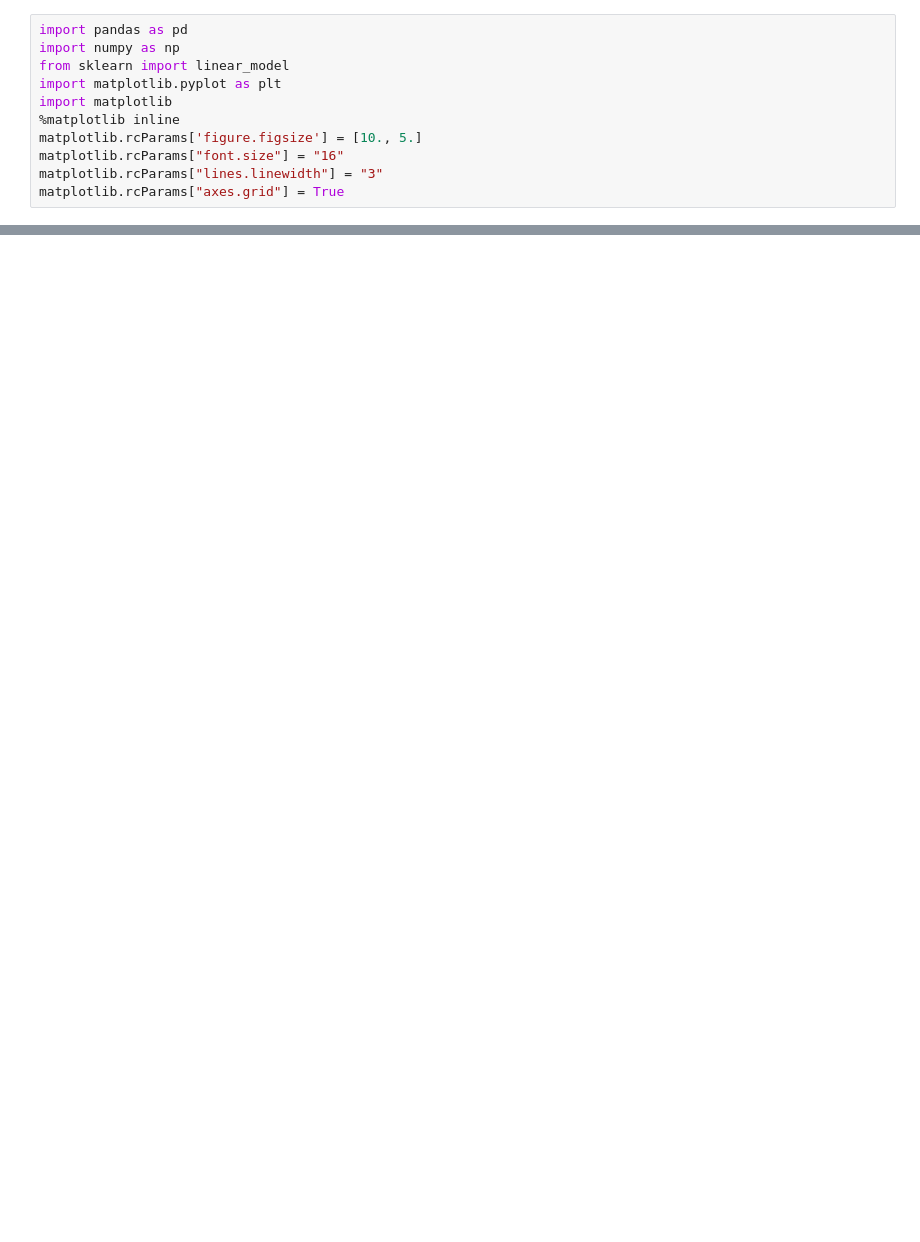
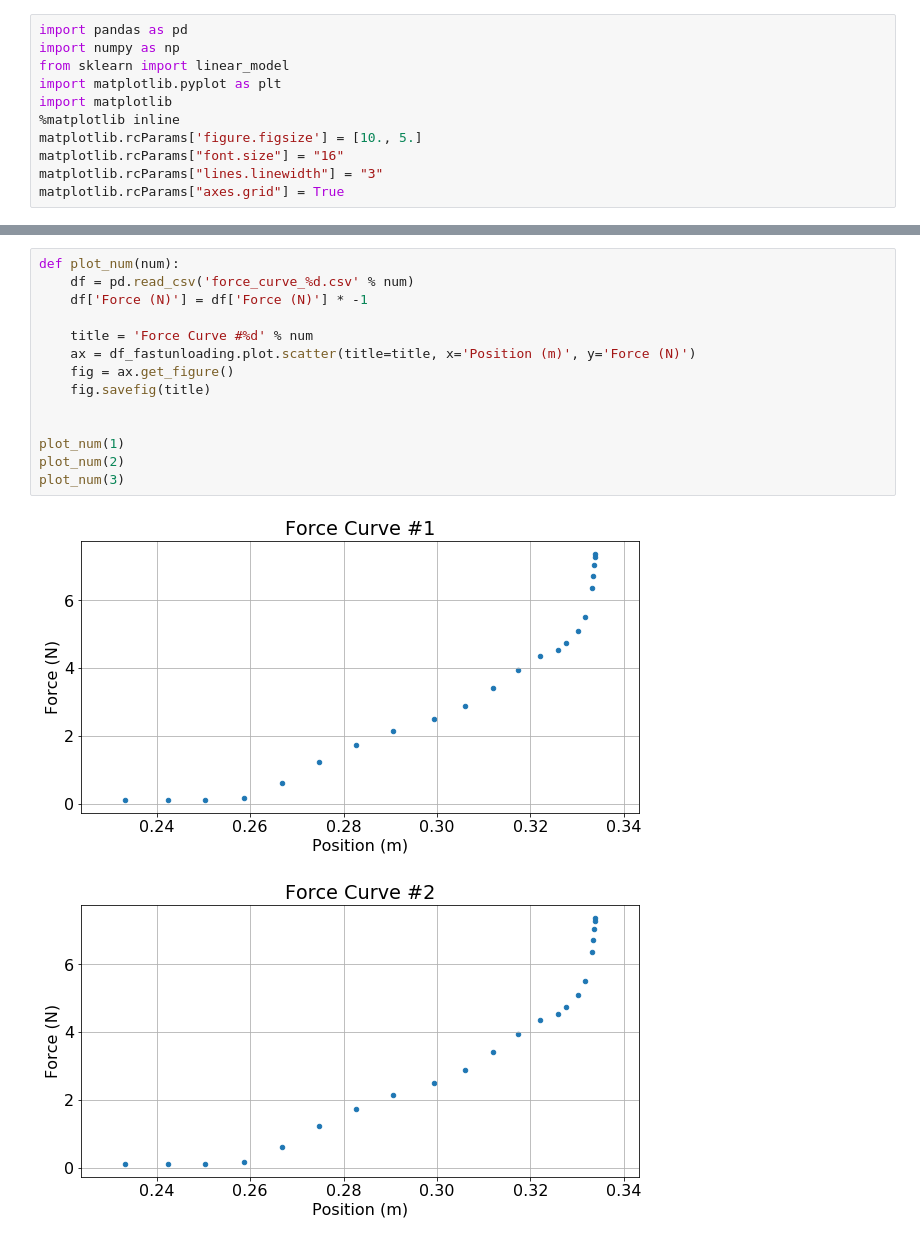
Before and after one commit to csvance/data-analysis, a Jupyter notebook: hookes_law.ipynb, the cells around one changed output, grey strips where cells are left out. Drawn from its saved outputs; the diff is of its cells as text; blank space fills up the shorter version.

```diff
--- a/hookes_law.ipynb
+++ b/hookes_law.ipynb
@@ -88,0 +109,17 @@ scatter_plot('Fast Unloading', x_vals, y_vals)
+# %%
+def plot_num(num):
+    df = pd.read_csv('force_curve_%d.csv' % num)
+    df['Force (N)'] = df['Force (N)'] * -1
+
+    title = 'Force Curve #%d' % num
+    ax = df_fastunloading.plot.scatter(title=title, x='Position (m)', y='Force (N)')
+    fig = ax.get_figure()
+    fig.savefig(title)
+
+
+plot_num(1)
+plot_num(2)
+plot_num(3)
+# %% [output]
+[figure, added]
+[figure, added]
```
Also changed, not shown: parts of 3 cells of this notebook, 9 other files.
